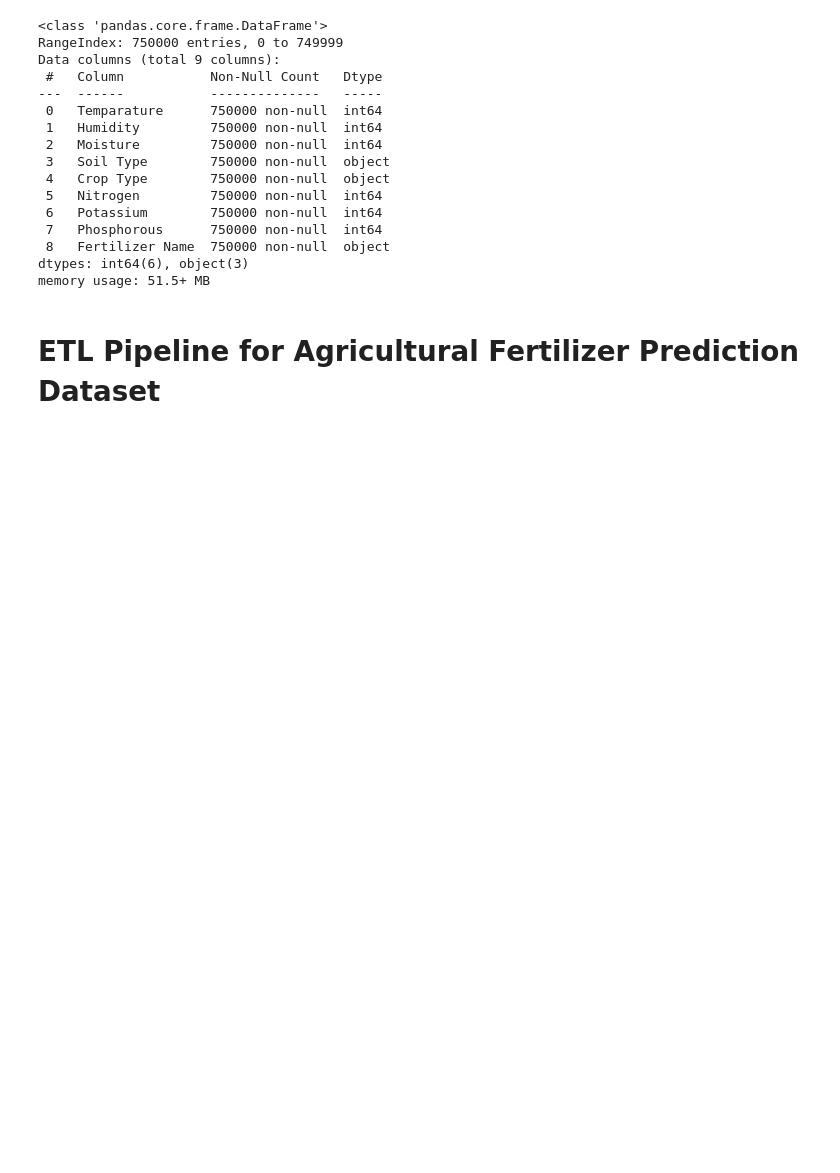
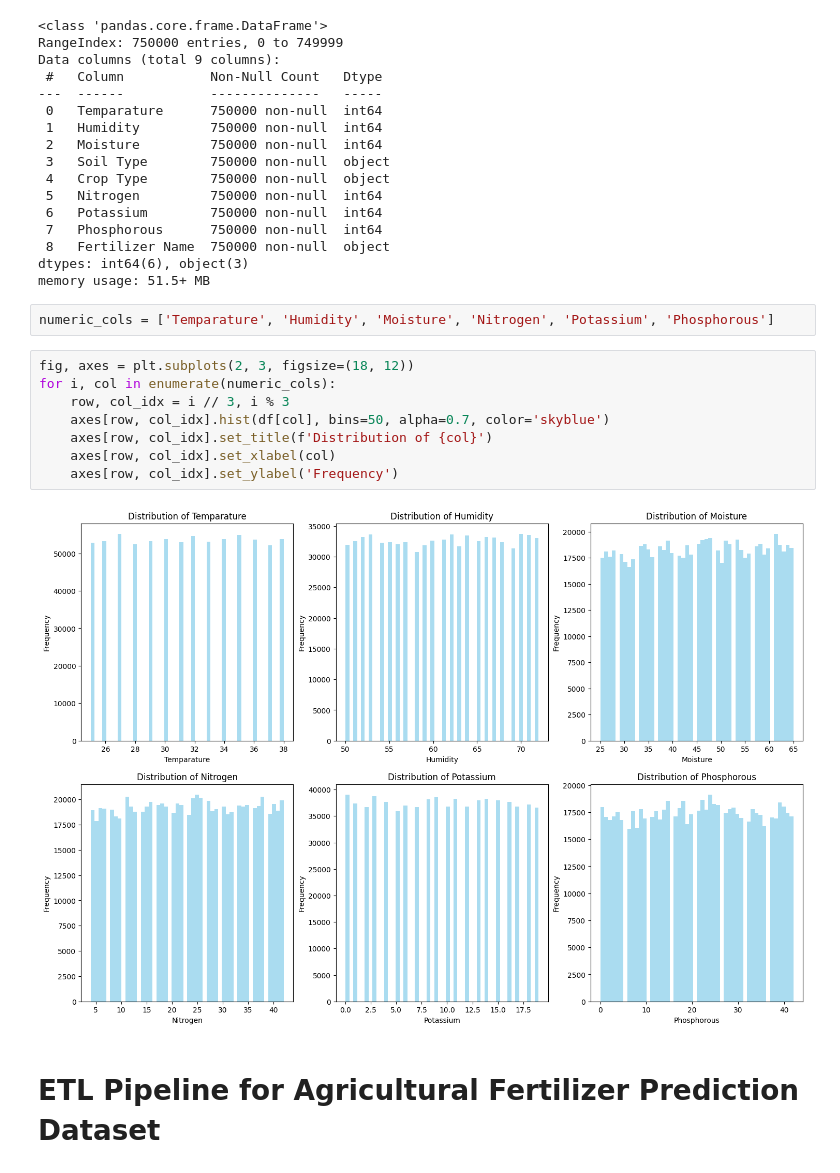
Before and after one commit to aliowx/EEG-bci, a Jupyter notebook: notebook/supervisor learning/final_model.ipynb, the cells around one changed output. Saved outputs shown, nothing was run; the diff lists cells and outputs as text; blank space fills up the shorter version.

```diff
--- a/notebook/supervisor learning/final_model.ipynb
+++ b/notebook/supervisor learning/final_model.ipynb
@@ -81,6 +81,18 @@ Data columns (total 9 columns):
  8   Fertilizer Name  750000 non-null  object
 dtypes: int64(6), object(3)
 memory usage: 51.5+ MB
+# %%
+numeric_cols = ['Temparature', 'Humidity', 'Moisture', 'Nitrogen', 'Potassium', 'Phosphorous']
+# %%
+fig, axes = plt.subplots(2, 3, figsize=(18, 12))
+for i, col in enumerate(numeric_cols):
+	row, col_idx = i // 3, i % 3
+	axes[row, col_idx].hist(df[col], bins=50, alpha=0.7, color='skyblue')
+	axes[row, col_idx].set_title(f'Distribution of {col}')
+	axes[row, col_idx].set_xlabel(col)
+	axes[row, col_idx].set_ylabel('Frequency')
+# %% [output]
+[figure, added]
 # %% [markdown]
 # ETL Pipeline for Agricultural Fertilizer Prediction Dataset
 # %%
```
Also changed, not shown: parts of 1 cell of this notebook.
